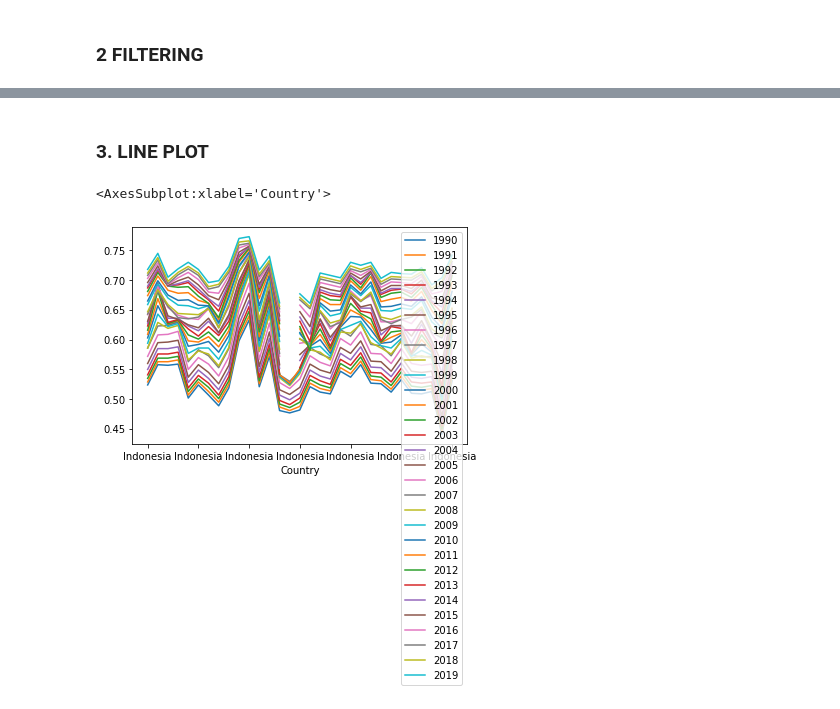
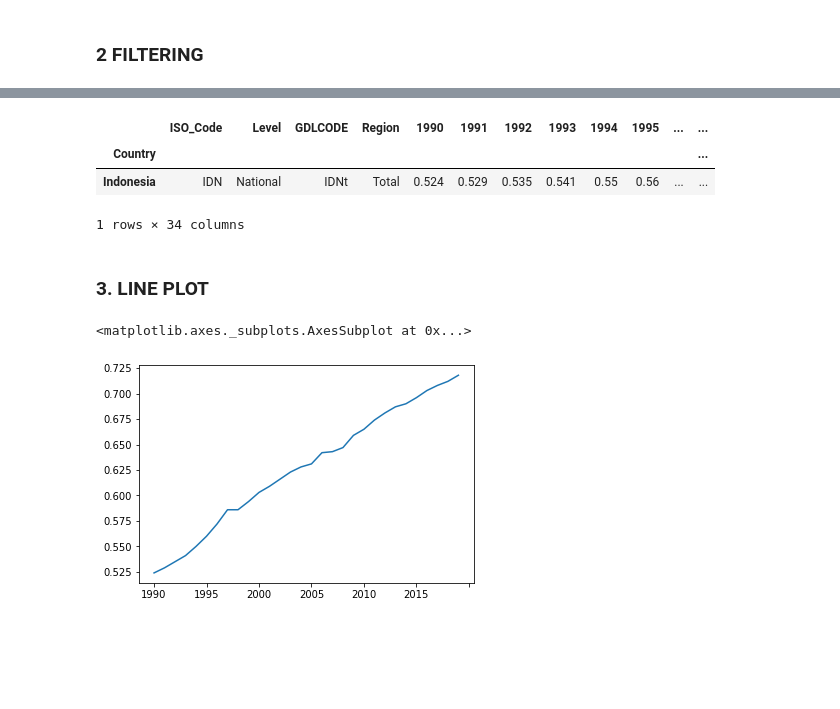
Before and after one commit to AbdulHafidh-AI/ProyekVisdat, a Jupyter notebook: HumanDevelopmentIndex.ipynb, the cells around one changed output, grey strips where cells are left out. Cells and saved outputs as stored; diff of their text form; code cells hidden in the pictures; blank space fills up the shorter version.

Commit message:
Plot sementara

```diff
--- a/HumanDevelopmentIndex.ipynb
+++ b/HumanDevelopmentIndex.ipynb
@@ -241,7 +235,22 @@ National.head()
+# %%
+## Ambil yang Country = Indonesia dan membuat kondisi Level = National
+National = sampleNational.loc['Indonesia']
+
+condition = National['Level'] == 'National'
+National = National[condition]
+
+National
+# %% [output]
+|  | ISO_Code | Level | GDLCODE | Region | 1990 | 1991 | 1992 | 1993 | 1994 | 1995 | ... | ... |
+| Country |  |  |  |  |  |  |  |  |  |  |  | ... |
+| Indonesia | IDN | National | IDNt | Total | 0.524 | 0.529 | 0.535 | 0.541 | 0.55 | 0.56 | ... | ... |
+1 rows × 34 columns
 # %% [markdown]
 ### 3. LINE PLOT
-# %%
-National.plot()
-# %% [output]
-<AxesSubplot:xlabel='Country'>
-[figure, removed]
+# %%
+result = National.loc['Indonesia', years]
+
+result.plot()
+# %% [output]
+<matplotlib.axes._subplots.AxesSubplot at 0x...>
+[figure, added]
```
Also changed, not shown: parts of 6 cells of this notebook.
